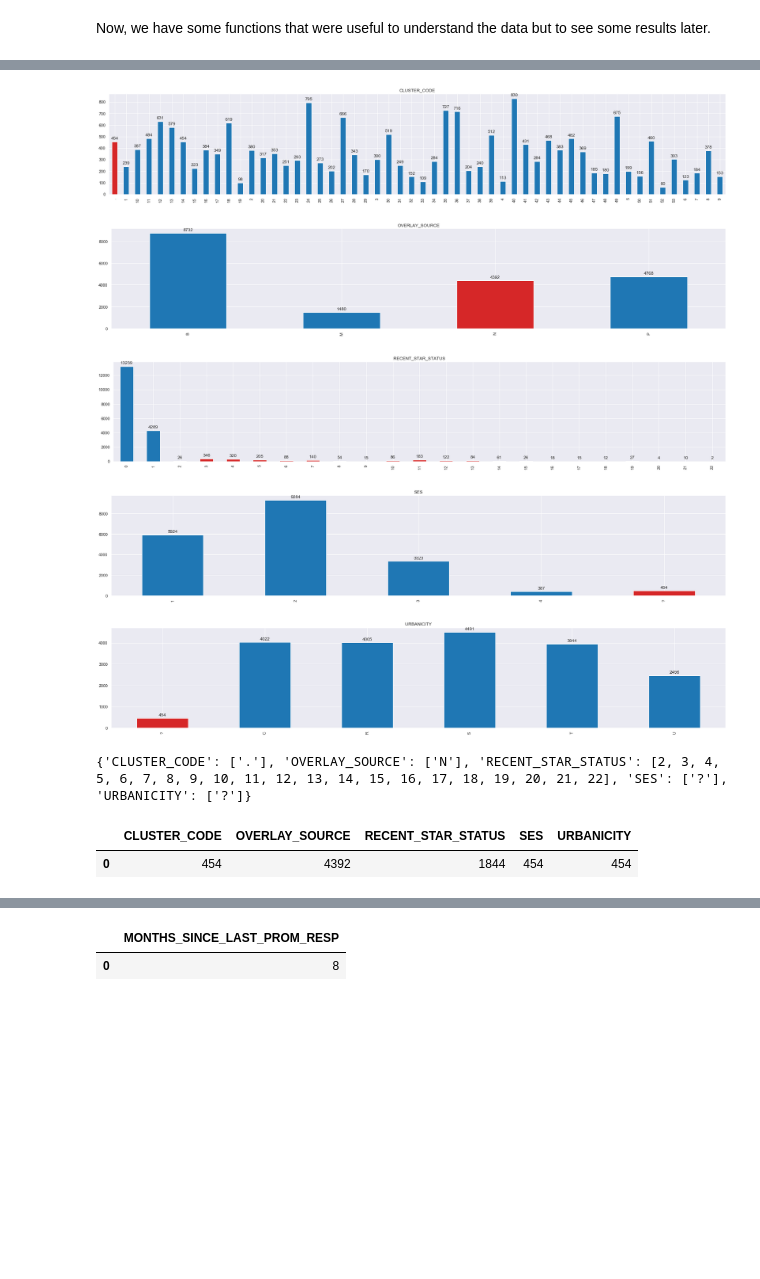
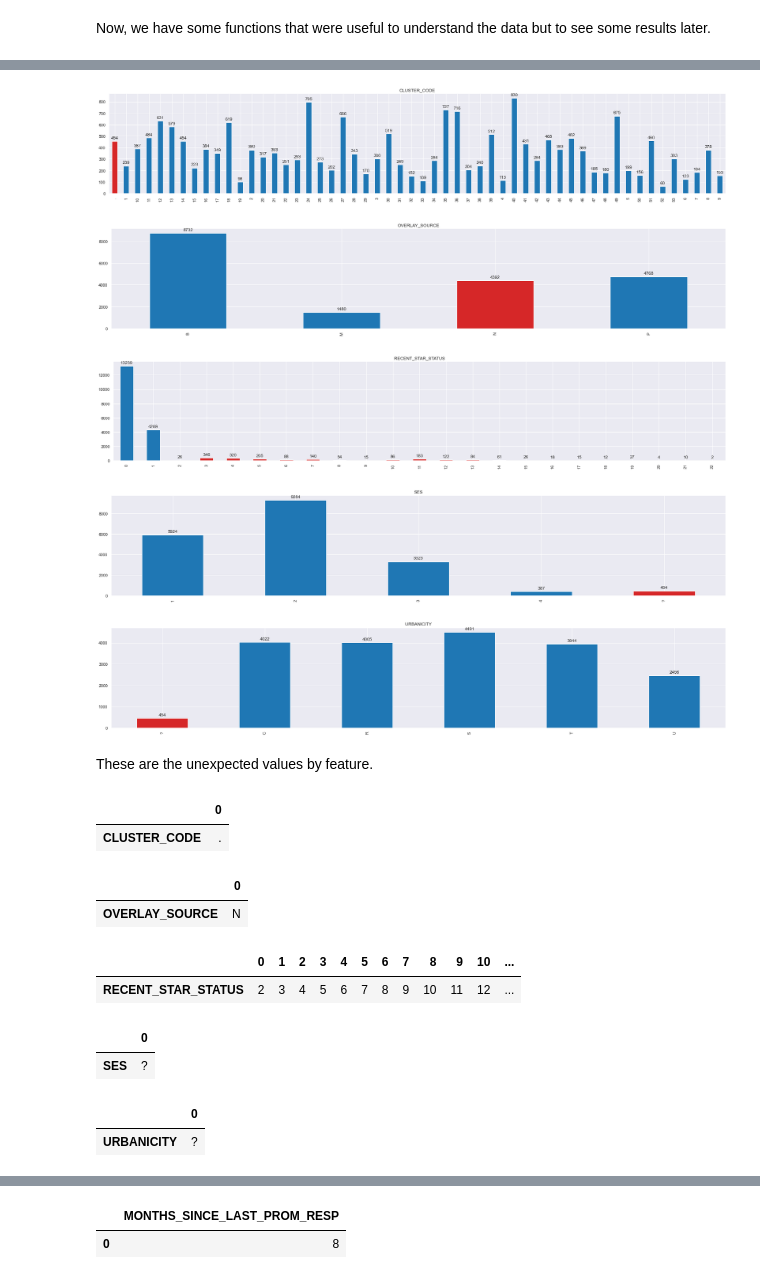
Before and after one commit to F-Madruga/Donation_Dataset_Predictions_FCUL, a Jupyter notebook: AA_202021_Project.ipynb, the cells around one changed output, grey strips where cells are left out. Saved outputs shown, nothing was run; the diff lists cells and outputs as text; code cells hidden in the pictures; blank space fills up the shorter version.

```diff
--- a/AA_202021_Project.ipynb
+++ b/AA_202021_Project.ipynb
@@ -299,11 +299,6 @@ categoric_features = [
     ('INCOME_GROUP', [float(i) for i in range(1, 8)]),
     ('IN_HOUSE', [i for i in range(0, 2)]),
     ('OVERLAY_SOURCE', ['M', 'P', 'B']),
-    ('PCT_ATTRIBUTE1', [i for i in range(0, 101)]),
-    ('PCT_ATTRIBUTE2', [i for i in range(0, 101)]),
-    ('PCT_ATTRIBUTE3', [i for i in range(0, 101)]),
-    ('PCT_ATTRIBUTE4', [i for i in range(0, 101)]),
-    ('PCT_OWNER_OCCUPIED', [i for i in range(0, 101)]),
     ('PEP_STAR', [i for i in range(0, 2)]),
     ('PUBLISHED_PHONE', [i for i in range(0, 2)]),
     ('RECENCY_STATUS_96NK', ['A', 'S', 'N', 'E', 'F', 'L']),
@@ -314,14 +309,25 @@ categoric_features = [
 ]
 
 invalid_values, df_invalids = check_categoric_features(df, categoric_features, True)
-print(invalid_values)
-df_invalids
 # %% [output]
 [figure]
 [figure]
 [figure]
 [figure]
 [figure]
-{'CLUSTER_CODE': ['.'], 'OVERLAY_SOURCE': ['N'], 'RECENT_STAR_STATUS': [2, 3, 4, 5, 6, 7, 8, 9, 10, 11, 12, 13, 14, 15, 16, 17, 18, 19, 20, 21, 22], 'SES': ['?'], 'URBANICITY': ['?']}
-|  | CLUSTER_CODE | OVERLAY_SOURCE | RECENT_STAR_STATUS | SES | URBANICITY |
-| 0 | 454 | 4392 | 1844 | 454 | 454 |
+# %% [markdown]
+These are the unexpected values by feature.
+# %%
+for key in invalid_values:
+    display(HTML(pd.DataFrame({key: invalid_values[key]}).transpose().to_html()))
+# %% [output]
+|  | 0 |
+| CLUSTER_CODE | . |
+|  | 0 |
+| OVERLAY_SOURCE | N |
+|  | 0 | 1 | 2 | 3 | 4 | 5 | 6 | 7 | 8 | 9 | 10 | ... |
+| RECENT_STAR_STATUS | 2 | 3 | 4 | 5 | 6 | 7 | 8 | 9 | 10 | 11 | 12 | ... |
+|  | 0 |
+| SES | ? |
+|  | 0 |
+| URBANICITY | ? |
```
Also changed, not shown: parts of 107 cells of this notebook, 2 other files.
